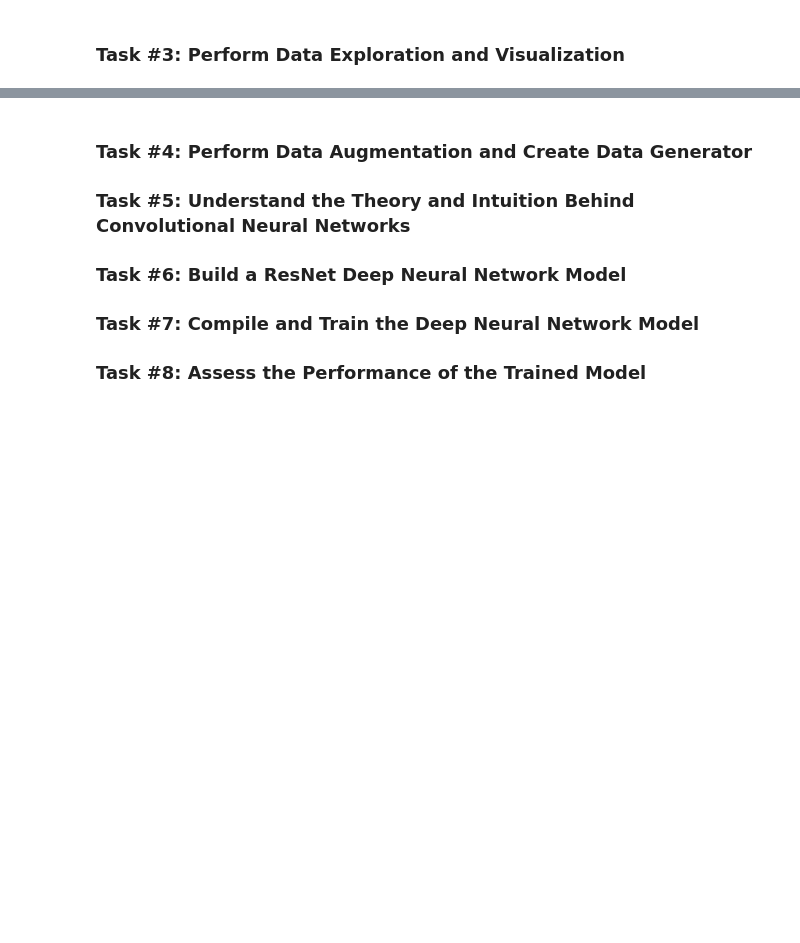
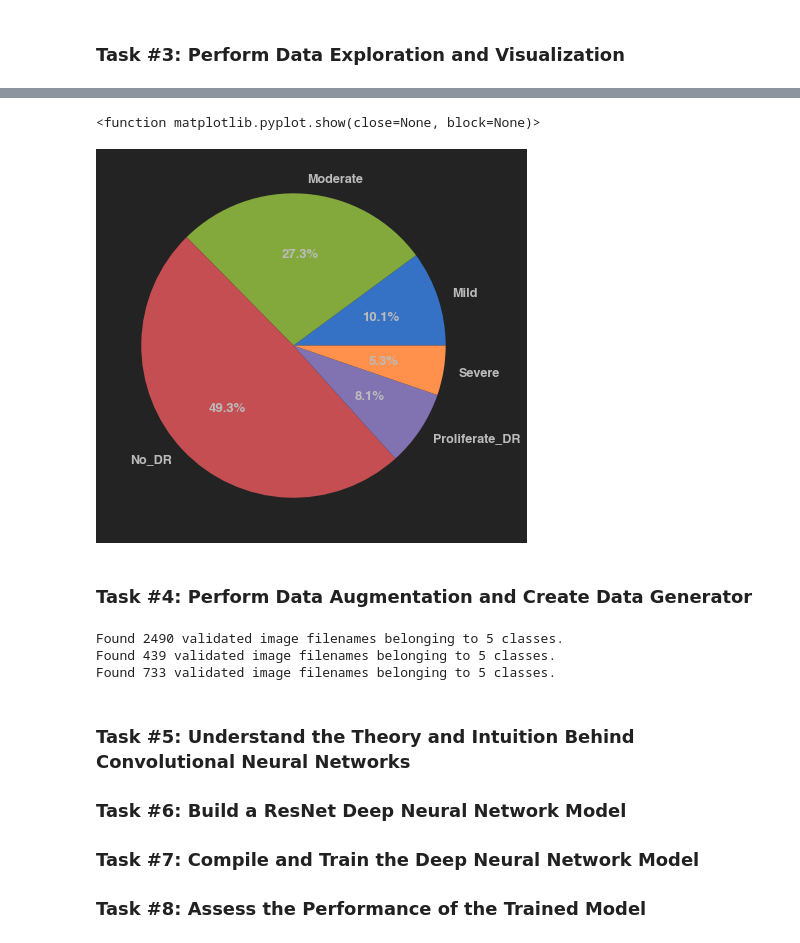
Before and after one commit to zacharyvunguyen/Diabetic_Retinopathy_Detection_Using_Artificial_Intelligence, a Jupyter notebook: Diabetic Retinopathy Detection Solution.ipynb, the cells around one changed output, grey strips where cells are left out. Drawn from its saved outputs; the diff is of its cells as text; code cells hidden in the pictures; blank space fills up the shorter version.

Commit message:
Finished ### Task #4: Perform Data Augmentation and Create Data Generator

```diff
--- a/Diabetic Retinopathy Detection Solution.ipynb
+++ b/Diabetic Retinopathy Detection Solution.ipynb
@@ -169,0 +170,11 @@ fig.tight_layout()
+# %%
+# check the number of images in each class in the training dataset
+
+No_images_per_class = []
+Class_name = []
+
+for i in os.listdir('./train'):
+  train_class = os.listdir(os.path.join('train', i))
+  No_images_per_class.append(len(train_class))
+  Class_name.append(i)
+  print('Number of images in {} = {} \n'.format(i, len(train_class)))
@@ -169,0 +209,12 @@ fig.tight_layout()
+# %%
+No_images_per_class
+Class_name
+fig1, ax1 = plt.subplots()
+ax1.pie(No_images_per_class, labels=Class_name, autopct='%1.1f%%')
+plt.show
+# %% [output]
+<function matplotlib.pyplot.show(close=None, block=None)>
+[figure, added]
+# %% [markdown]
+
+### Task #4: Perform Data Augmentation and Create Data Generator
@@ -170,6 +236,42 @@ fig.tight_layout()
+# %%
+# Creating datagenerator for training, validation and test dataset.
+
+train_generator = train_datagen.flow_from_dataframe(
+    train,
+    directory='./',
+    x_col="Image",
+    y_col="Labels",
+    target_size=(256, 256),
+    color_mode="rgb",
+    class_mode="categorical",
+    batch_size=32,
+    subset='training')
+
+validation_generator = train_datagen.flow_from_dataframe(
+    train,
+    directory='./',
+    x_col="Image",
+    y_col="Labels",
+    target_size=(256, 256),
+    color_mode="rgb",
+    class_mode="categorical",
+    batch_size=32,
+    subset='validation')
+
+test_generator = test_datagen.flow_from_dataframe(
+    test,
+    directory='./',
+    x_col="Image",
+    y_col="Labels",
+    target_size=(256, 256),
+    color_mode="rgb",
+    class_mode="categorical",
+    batch_size=32)
+# %% [output]
+Found 2490 validated image filenames belonging to 5 classes.
+Found 439 validated image filenames belonging to 5 classes.
+Found 733 validated image filenames belonging to 5 classes.
 # %% [markdown]
-
-### Task #4: Perform Data Augmentation and Create Data Generator
 
 ### Task #5: Understand the Theory and Intuition Behind Convolutional Neural Networks
 
```
Also changed, not shown: parts of 9 cells of this notebook.
